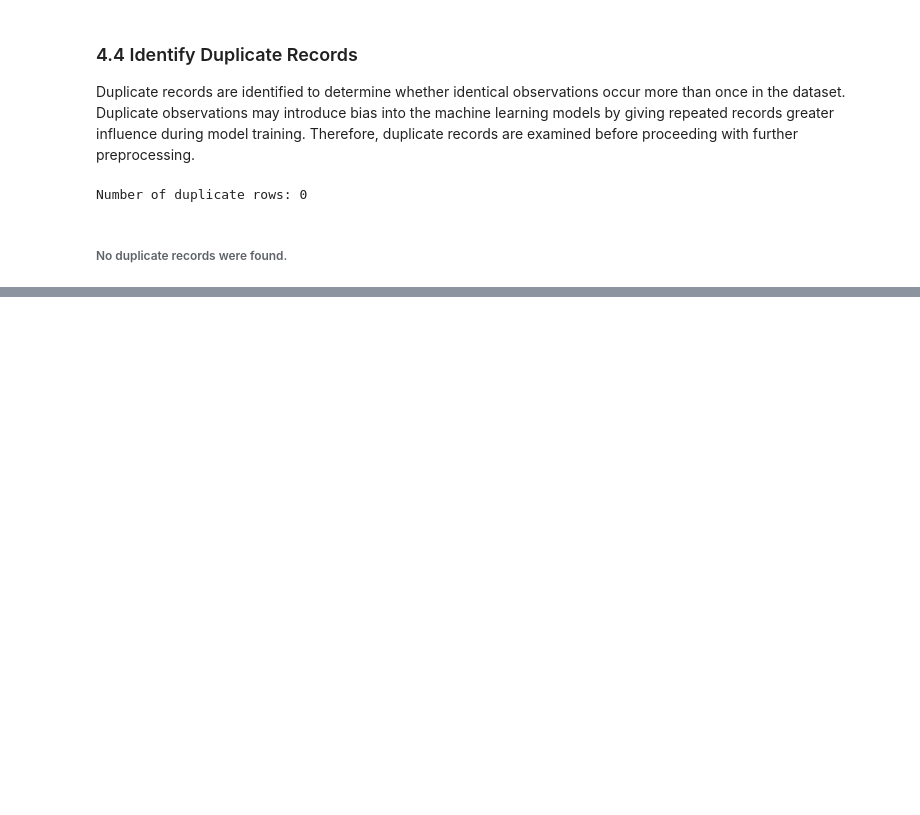
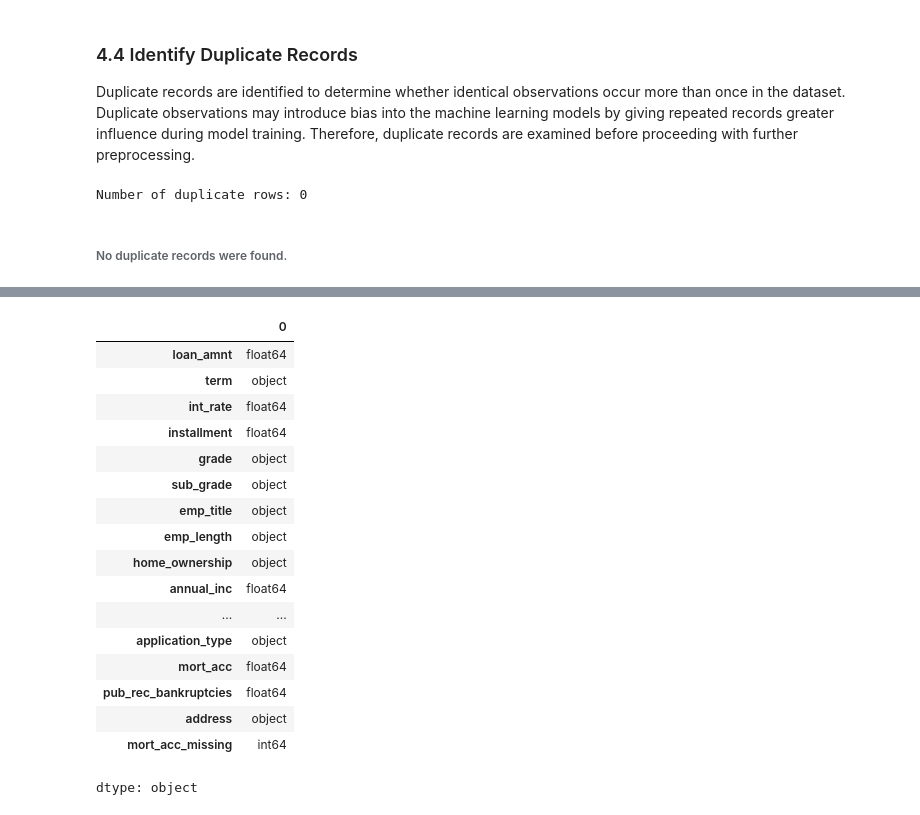
Before and after one commit to Clinton1029/Loan_Default_Project, a Jupyter notebook: Loan_Default.ipynb, the cells around one changed output, grey strips where cells are left out. Cells and saved outputs as stored; diff of their text form; code cells hidden in the pictures; blank space fills up the shorter version.

```diff
--- a/Loan_Default.ipynb
+++ b/Loan_Default.ipynb
@@ -911,0 +918,22 @@ Number of duplicate rows: 0
+# %%
+# Display the data type of each column
+df_processed.dtypes
+# %% [output]
+|  | 0 |
+| loan_amnt | float64 |
+| term | object |
+| int_rate | float64 |
+| installment | float64 |
+| grade | object |
+| sub_grade | object |
+| emp_title | object |
+| emp_length | object |
+| home_ownership | object |
+| annual_inc | float64 |
+| ... | ... |
+| application_type | object |
+| mort_acc | float64 |
+| pub_rec_bankruptcies | float64 |
+| address | object |
+| mort_acc_missing | int64 |
+dtype: object
```
Also changed, not shown: parts of 2 cells of this notebook.
